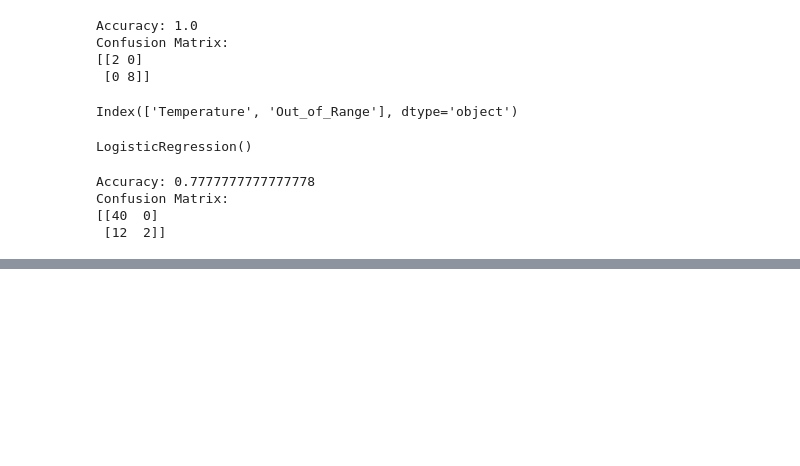
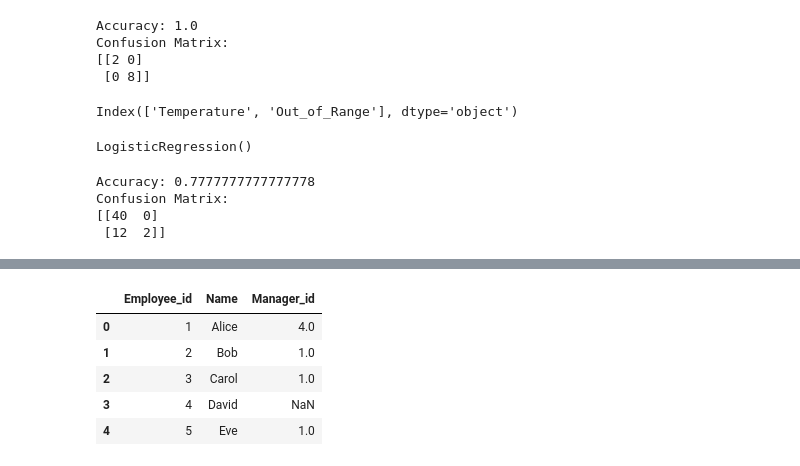
Before and after one commit to niteshkamboj2811/Python_Practice, a Jupyter notebook: Pyspark_BQ_python_sql_interview_practice.ipynb, the cells around one changed output, grey strips where cells are left out. Drawn from its saved outputs; the diff is of its cells as text; code cells hidden in the pictures; blank space fills up the shorter version.

```diff
--- a/Pyspark_BQ_python_sql_interview_practice.ipynb
+++ b/Pyspark_BQ_python_sql_interview_practice.ipynb
@@ -2111,0 +2174,9 @@ Confusion Matrix:
+# %%
+duckdb.query("SELECT * FROM df").df() # returns a result dataframe
+# %% [output]
+|  | Employee_id | Name | Manager_id |
+| 0 | 1 | Alice | 4.0 |
+| 1 | 2 | Bob | 1.0 |
+| 2 | 3 | Carol | 1.0 |
+| 3 | 4 | David | NaN |
+| 4 | 5 | Eve | 1.0 |
```
Also changed, not shown: parts of 28 cells of this notebook.
